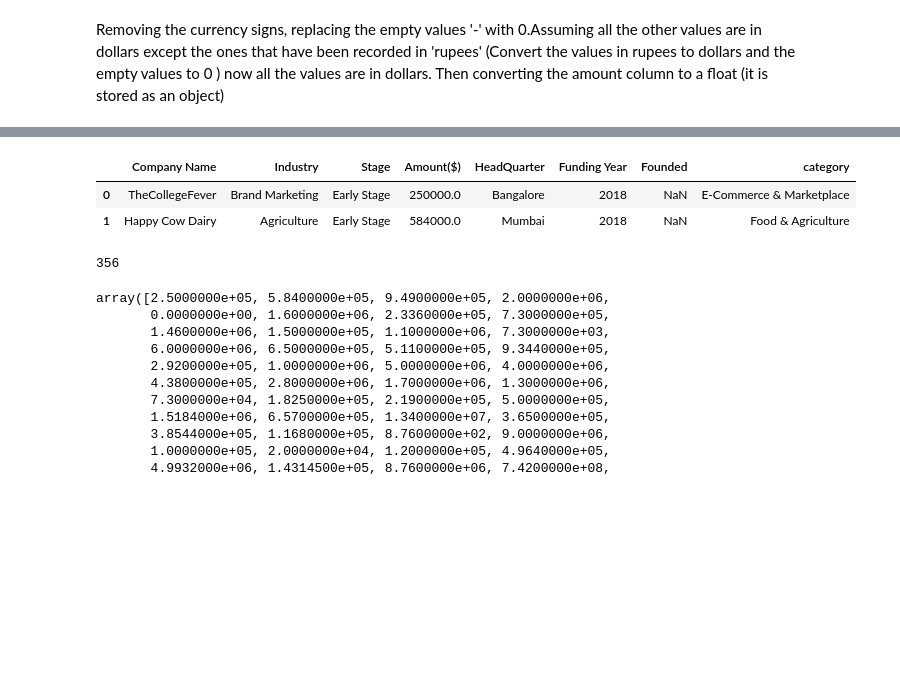
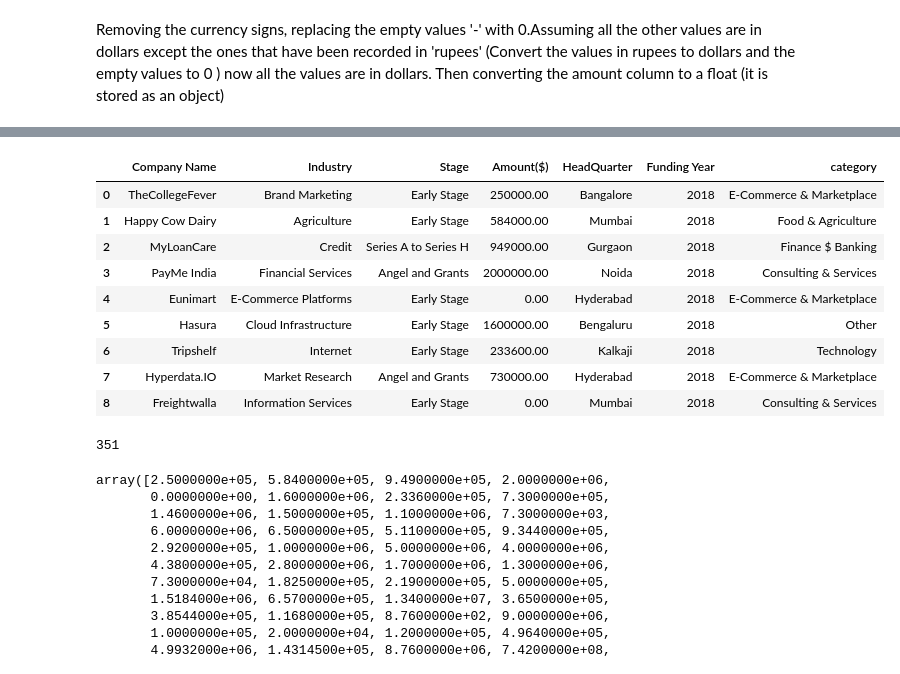
Before and after one commit to PacalineN/LP1_Indian_Start_p_Ecosystem, a Jupyter notebook: startup_funding.ipynb, the cells around one changed output, grey strips where cells are left out. Cells and saved outputs as stored; diff of their text form; code cells hidden in the pictures; blank space fills up the shorter version.

```diff
--- a/startup_funding.ipynb
+++ b/startup_funding.ipynb
@@ -223,3 +295,0 @@ Dropping unnamed and column10 columns because they are not useful in anyway whil
-# %%
-data_2020 =data_2020.drop('Unnamed: 0',axis=1)
-data_2020.head(2)
@@ -331,6 +427,6 @@ Concatinating 2020 and 2021 dataset
 # %%
-data_20_21 = pd.concat([data_2020, data_2021], axis=0).reset_index(drop=True)
-data_20_21.head(2)
+data_20_21 = pd.concat([data_2020, data_2021])
+data_20_21.head(3)
 # %% [output]
 |  | Company Name | Founded | HeadQuarter | Industry | About Company | Founders | Investor | Amount($) | Stage | ... |
 | 0 | Aqgromalin | 2019.0 | Chennai | AgriTech | Cultivating Ideas for Profit | Prasanna Manogaran, Bharani C L | Angel investors | 200000.0 | NaN | ... |
@@ -732,3 +829,11 @@ data.head()
 | 2 | MyLoanCare | Credit | Series A to Series H | 949000.0 | Gurgaon | 2018 | NaN | Finance $ Banking |
 | 3 | PayMe India | Financial Services | Angel and Grants | 2000000 | Noida | 2018 | NaN | Consulting & Services |
 | 4 | Eunimart | E-Commerce Platforms | Early Stage | 0 | Hyderabad | 2018 | NaN | E-Commerce & Marketplace |
+# %%
+# Drop rows with zero in the "Amount($)" column
+data = data[data["Amount($)"] != 0]
+
+# Reset index after dropping rows
+data = data.reset_index(drop=True)
+
+# Print the resulting DataFrame
@@ -735,16 +860,23 @@ data.head()
 # %%
 data['Amount($)'] = pd.to_numeric(data['Amount($)'], errors='coerce').astype('float')
 
 # Display the cleaned DataFrame
-data.head(2)
+data.head(9)
 # %% [output]
-|  | Company Name | Industry | Stage | Amount($) | HeadQuarter | Funding Year | Founded | category |
-| 0 | TheCollegeFever | Brand Marketing | Early Stage | 250000.0 | Bangalore | 2018 | NaN | E-Commerce & Marketplace |
-| 1 | Happy Cow Dairy | Agriculture | Early Stage | 584000.0 | Mumbai | 2018 | NaN | Food & Agriculture |
+|  | Company Name | Industry | Stage | Amount($) | HeadQuarter | Funding Year | category |
+| 0 | TheCollegeFever | Brand Marketing | Early Stage | 250000.00 | Bangalore | 2018 | E-Commerce & Marketplace |
+| 1 | Happy Cow Dairy | Agriculture | Early Stage | 584000.00 | Mumbai | 2018 | Food & Agriculture |
+| 2 | MyLoanCare | Credit | Series A to Series H | 949000.00 | Gurgaon | 2018 | Finance $ Banking |
+| 3 | PayMe India | Financial Services | Angel and Grants | 2000000.00 | Noida | 2018 | Consulting & Services |
+| 4 | Eunimart | E-Commerce Platforms | Early Stage | 0.00 | Hyderabad | 2018 | E-Commerce & Marketplace |
+| 5 | Hasura | Cloud Infrastructure | Early Stage | 1600000.00 | Bengaluru | 2018 | Other |
+| 6 | Tripshelf | Internet | Early Stage | 233600.00 | Kalkaji | 2018 | Technology |
+| 7 | Hyperdata.IO | Market Research | Angel and Grants | 730000.00 | Hyderabad | 2018 | E-Commerce & Marketplace |
+| 8 | Freightwalla | Information Services | Early Stage | 0.00 | Mumbai | 2018 | Consulting & Services |
 # %%
 data['Amount($)'].isnull().sum()
 # %% [output]
-356
+351
 # %%
 data['Amount($)'].unique()
 # %% [output]
```
Also changed, not shown: parts of 159 cells of this notebook, 10 other files.
